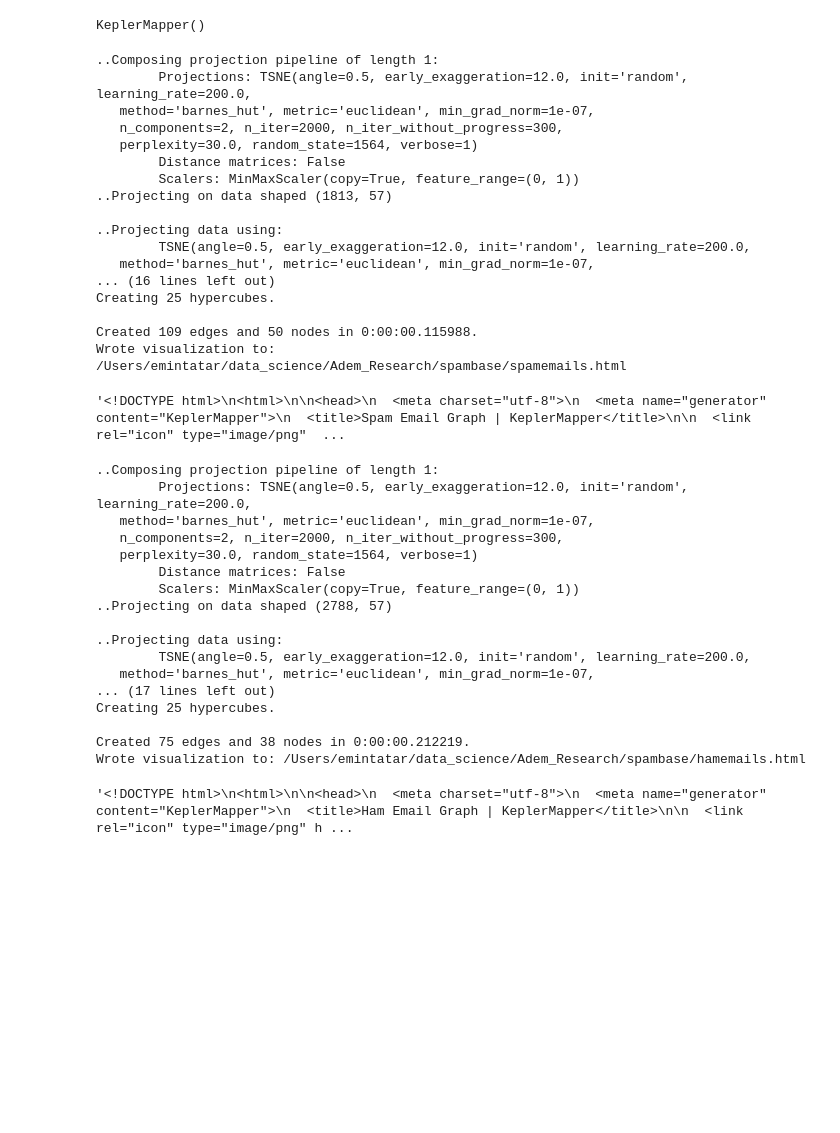
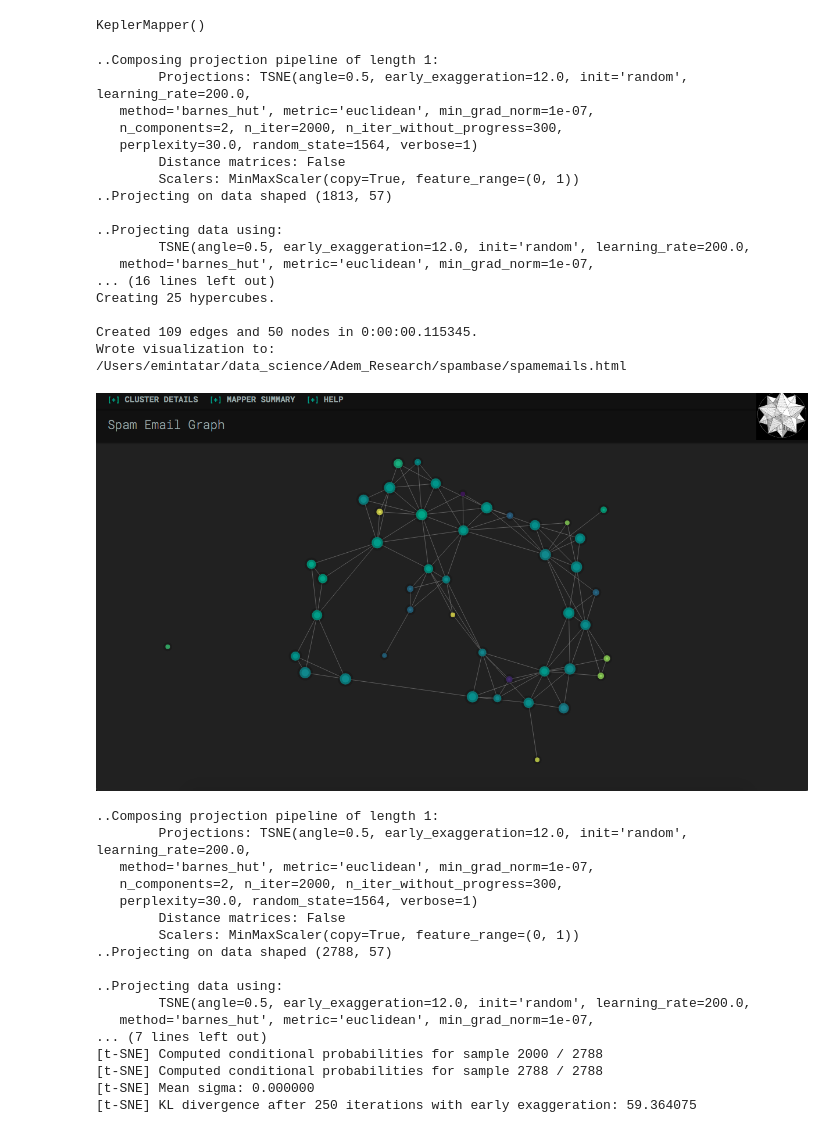
Before and after one commit to aemintatar/Shape_Email, a Jupyter notebook: graphs_of_classes.ipynb, the cells around one changed output. Drawn from its saved outputs; the diff is of its cells as text; code cells hidden in the pictures; blank space fills up the shorter version.

```diff
--- a/graphs_of_classes.ipynb
+++ b/graphs_of_classes.ipynb
@@ -26,32 +26,36 @@ KeplerMapper()
 # %%
 #graph of spam emails
 projected_spam = mapper.fit_transform(spam_emails, projection=tsne,scaler=MinMaxScaler())
 graph_spam = mapper.map(projected_spam, spam_emails, nr_cubes=5,overlap_perc=0.3,clusterer=cluster.AgglomerativeClustering(n_clusters=2,linkage="single",affinity="cosine"))
 mapper.visualize(graph_spam, nbins=10, path_html='/Users/emintatar/data_science/Adem_Research/spambase/spamemails.html',title="Spam Email Graph")
+url = '/Users/emintatar/data_science/Adem_Research/spambase/spamemails.png'
+Image(url)
 # %% [output]
 ..Composing projection pipeline of length 1:
         Projections: TSNE(angle=0.5, early_exaggeration=12.0, init='random', learning_rate=200.0,
    method='barnes_hut', metric='euclidean', min_grad_norm=1e-07,
    n_components=2, n_iter=2000, n_iter_without_progress=300,
    perplexity=30.0, random_state=1564, verbose=1)
         Distance matrices: False
         Scalers: MinMaxScaler(copy=True, feature_range=(0, 1))
 ..Projecting on data shaped (1813, 57)
 
 ..Projecting data using:
         TSNE(angle=0.5, early_exaggeration=12.0, init='random', learning_rate=200.0,
    method='barnes_hut', metric='euclidean', min_grad_norm=1e-07,
 ... (16 lines left out)
 Creating 25 hypercubes.
 
-Created 109 edges and 50 nodes in 0:00:00.115988.
+Created 109 edges and 50 nodes in 0:00:00.115345.
 Wrote visualization to: /Users/emintatar/data_science/Adem_Research/spambase/spamemails.html
-'<!DOCTYPE html>\n<html>\n\n<head>\n  <meta charset="utf-8">\n  <meta name="generator" content="KeplerMapper">\n  <title>Spam Email Graph | KeplerMapper</title>\n\n  <link rel="icon" type="image/png"  ...
+[figure, added]
 # %%
 #graph of ham emails
 projected_ham = mapper.fit_transform(ham_emails, projection=tsne,scaler=MinMaxScaler())
 graph_ham = mapper.map(projected_ham, ham_emails, nr_cubes=5,overlap_perc=0.3,clusterer=cluster.AgglomerativeClustering(n_clusters=2,linkage="single",affinity="cosine"))
 mapper.visualize(graph_spam, nbins=10, path_html='/Users/emintatar/data_science/Adem_Research/spambase/hamemails.html',title="Ham Email Graph")
+url = '/Users/emintatar/data_science/Adem_Research/spambase/hamemails.png'
+Image(url)
 # %% [output]
 ..Composing projection pipeline of length 1:
         Projections: TSNE(angle=0.5, early_exaggeration=12.0, init='random', learning_rate=200.0,
@@ -65,9 +69,8 @@ mapper.visualize(graph_spam, nbins=10, path_html='/Users/emintatar/data_science/
 ..Projecting data using:
         TSNE(angle=0.5, early_exaggeration=12.0, init='random', learning_rate=200.0,
    method='barnes_hut', metric='euclidean', min_grad_norm=1e-07,
-... (17 lines left out)
-Creating 25 hypercubes.
-
-Created 75 edges and 38 nodes in 0:00:00.212219.
-Wrote visualization to: /Users/emintatar/data_science/Adem_Research/spambase/hamemails.html
+... (7 lines left out)
+[t-SNE] Computed conditional probabilities for sample 2000 / 2788
+[t-SNE] Computed conditional probabilities for sample 2788 / 2788
+[t-SNE] Mean sigma: 0.000000
+[t-SNE] KL divergence after 250 iterations with early exaggeration: 59.364075
-'<!DOCTYPE html>\n<html>\n\n<head>\n  <meta charset="utf-8">\n  <meta name="generator" content="KeplerMapper">\n  <title>Ham Email Graph | KeplerMapper</title>\n\n  <link rel="icon" type="image/png" h ...
```
Also changed, not shown: parts of 1 cell of this notebook.
